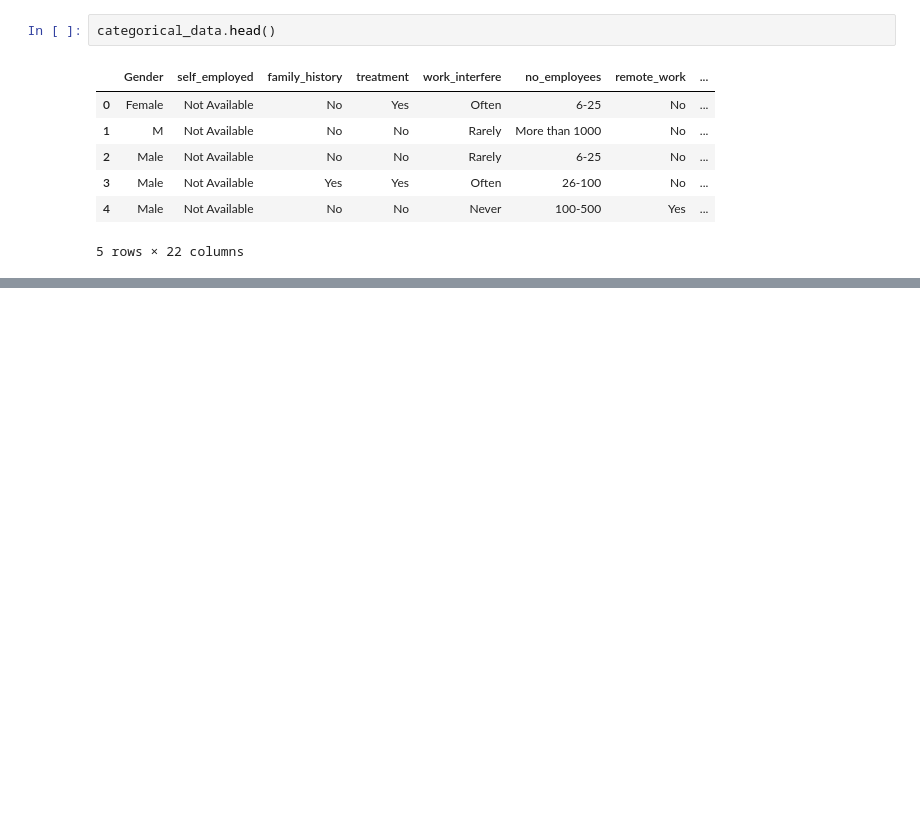
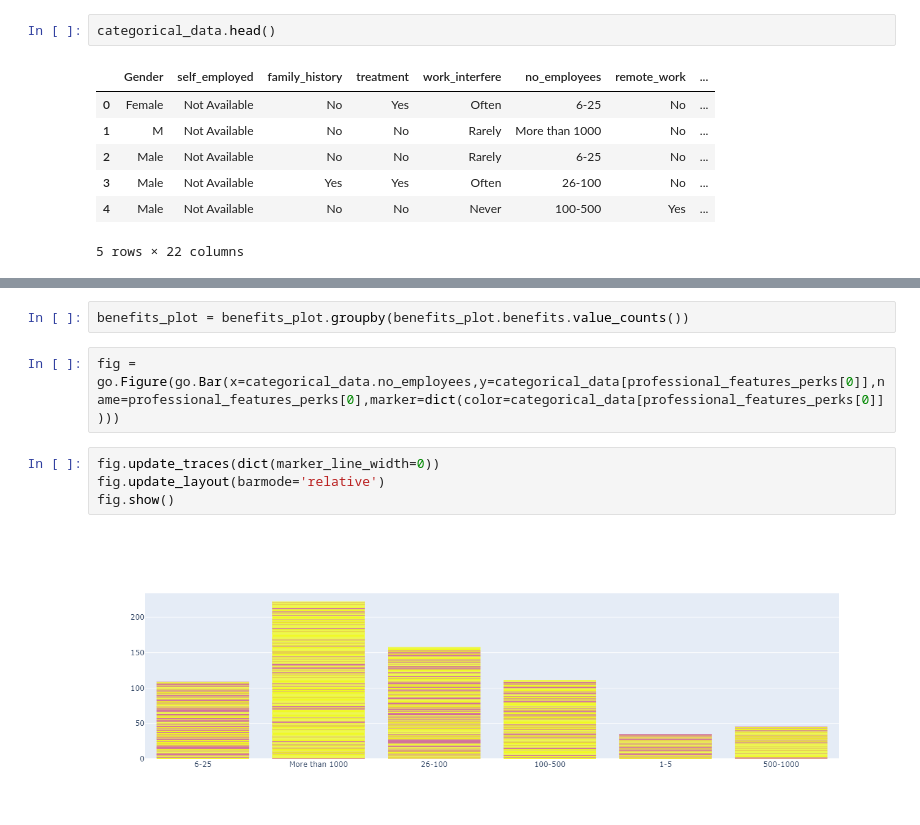
Before and after one commit to Abhijith-Nagarajan/Machine-Learning-Training, a Jupyter notebook: Mental_Health_In_Tech-Analysis.ipynb, the cells around one changed output, grey strips where cells are left out. Drawn from its saved outputs; the diff is of its cells as text; blank space fills up the shorter version.

```diff
--- a/Mental_Health_In_Tech-Analysis.ipynb
+++ b/Mental_Health_In_Tech-Analysis.ipynb
@@ -224,0 +251,10 @@ categorical_data.head()
+# %%
+benefits_plot = benefits_plot.groupby(benefits_plot.benefits.value_counts())
+# %%
+fig = go.Figure(go.Bar(x=categorical_data.no_employees,y=categorical_data[professional_features_perks[0]],name=professional_features_perks[0],marker=dict(color=categorical_data[professional_features_perks[0]])))
+# %%
+fig.update_traces(dict(marker_line_width=0))
+fig.update_layout(barmode='relative')
+fig.show()
+# %% [output]
+[figure, added]
```
Also changed, not shown: parts of 21 cells of this notebook.
